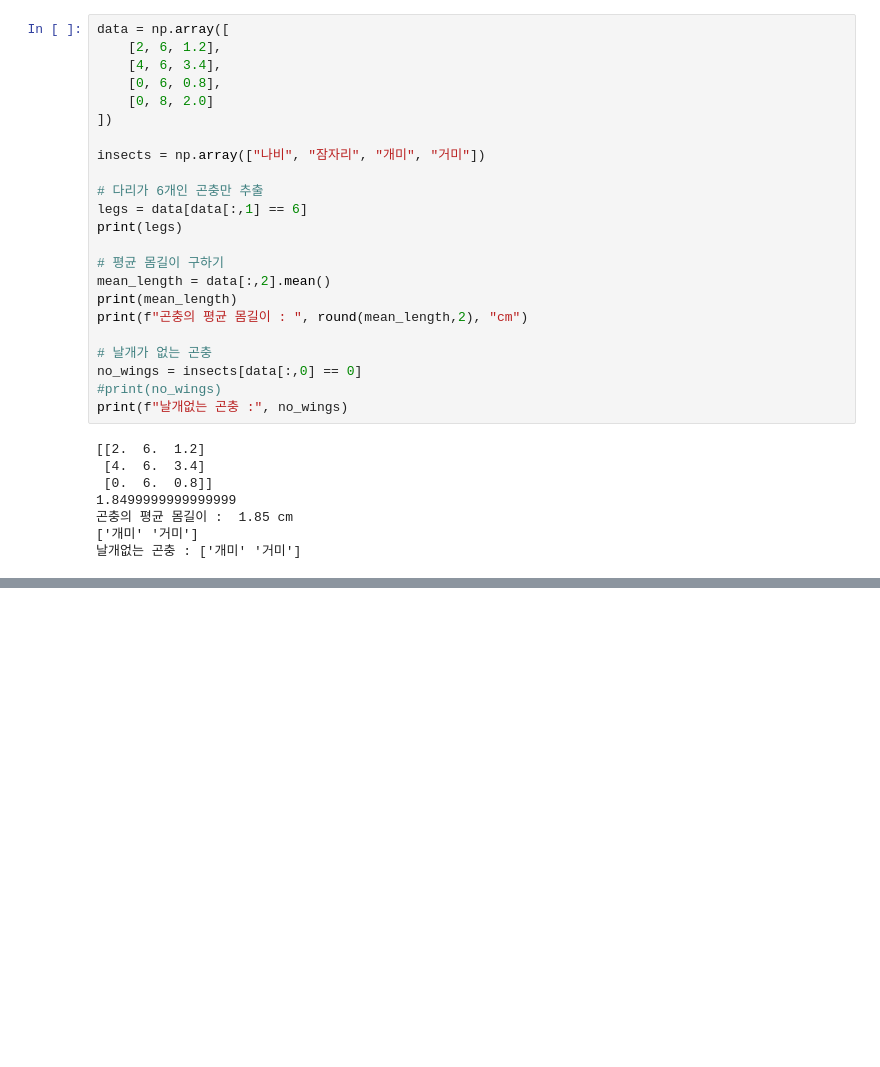
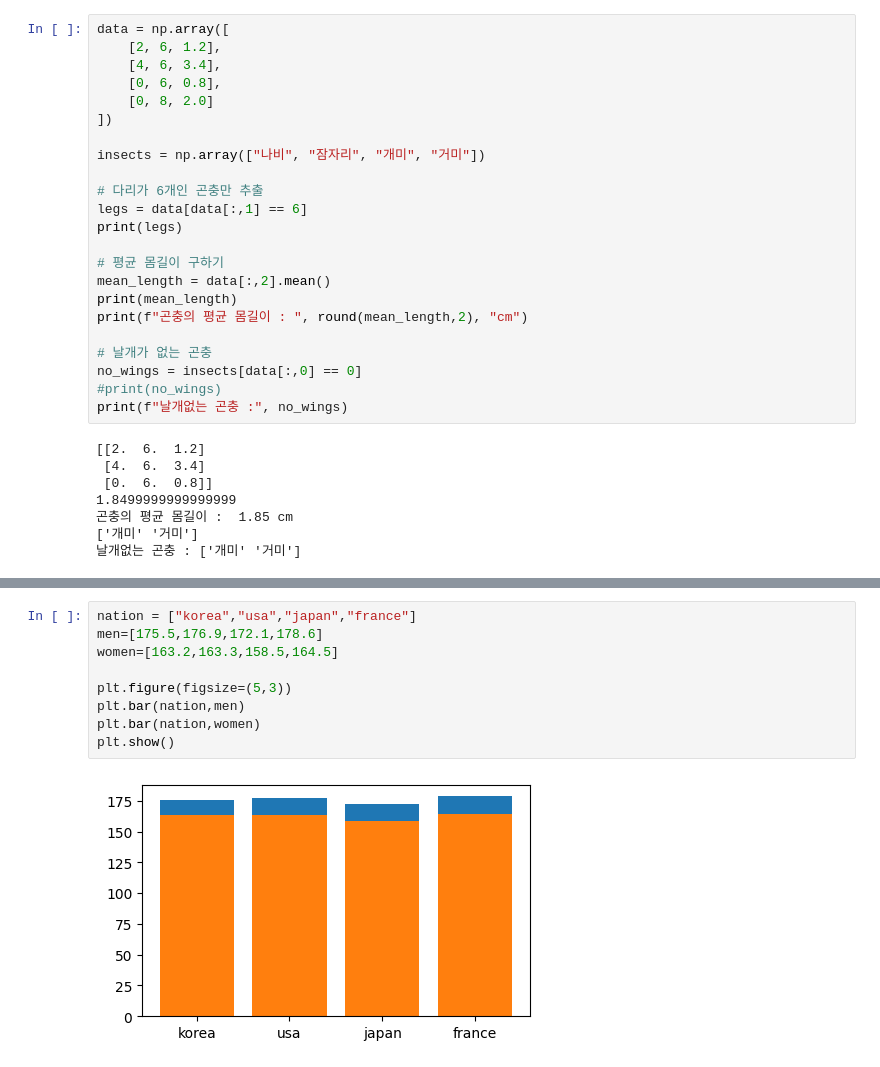
Before and after one commit to JSPARK0931/2025python, a Jupyter notebook: 02code/01test_new/06array.ipynb, the cells around one changed output, grey strips where cells are left out. Cells and saved outputs as stored; diff of their text form; blank space fills up the shorter version.

```diff
--- a/02code/01test_new/06array.ipynb
+++ b/02code/01test_new/06array.ipynb
@@ -242,0 +257,11 @@ print(f"날개없는 곤충 :", no_wings)
+# %%
+nation = ["korea","usa","japan","france"]
+men=[175.5,176.9,172.1,178.6]
+women=[163.2,163.3,158.5,164.5]
+
+plt.figure(figsize=(5,3))
+plt.bar(nation,men)
+plt.bar(nation,women)
+plt.show()
+# %% [output]
+[figure, added]
```
Also changed, not shown: parts of 8 cells of this notebook, 2 other files.
